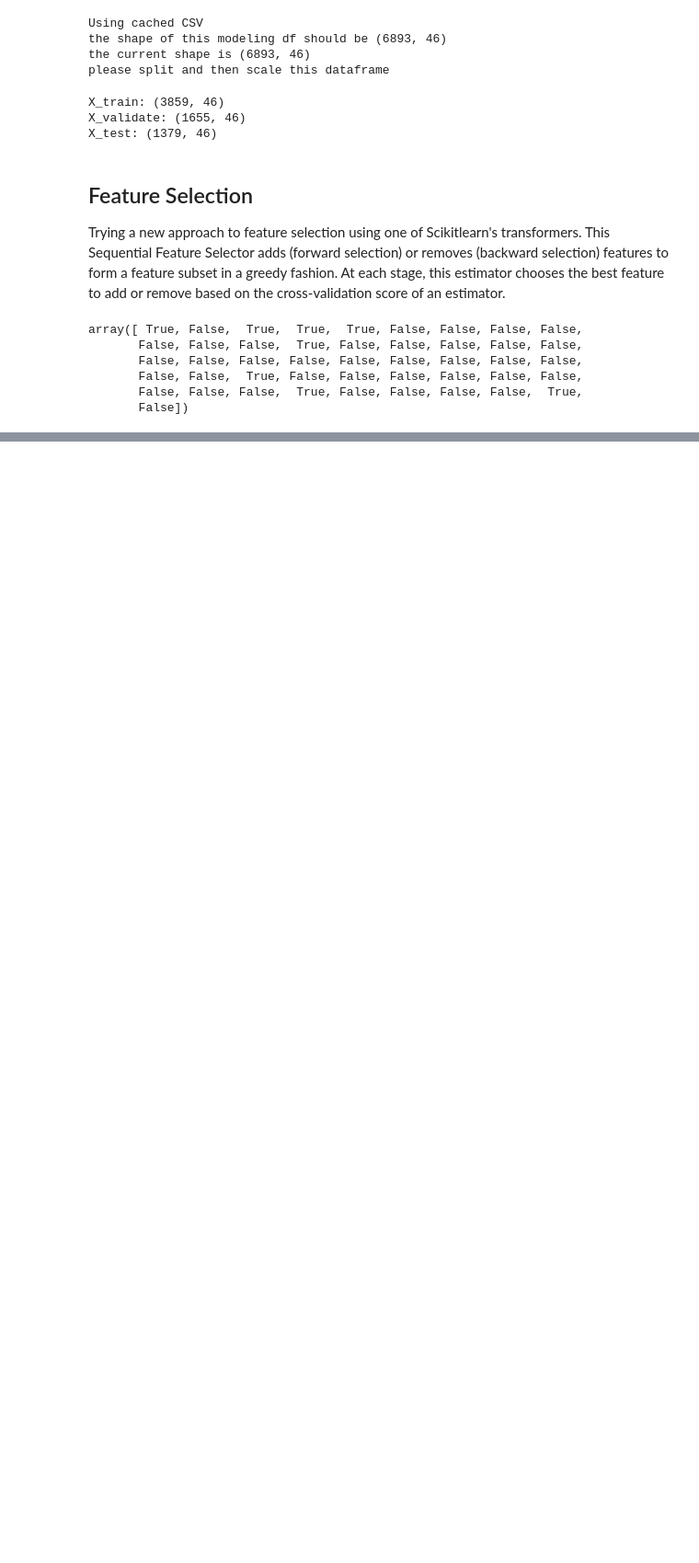
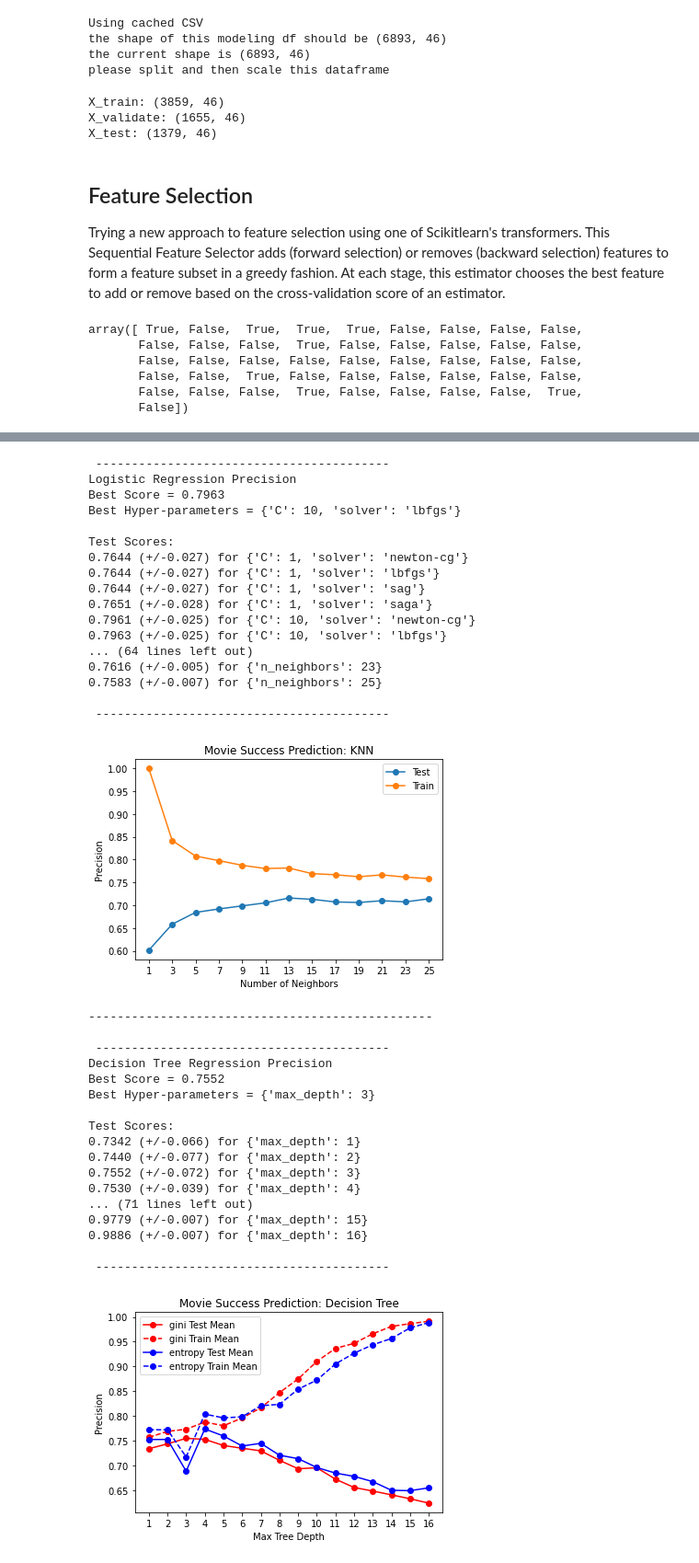
Before and after one commit to Movie-Success-Capstone/Movie-Capstone, a Jupyter notebook: nick_modeling.ipynb, the cells around one changed output, grey strips where cells are left out. Shown at 92% size. Saved outputs shown, nothing was run; the diff lists cells and outputs as text; code cells hidden in the pictures; blank space fills up the shorter version.

```diff
--- a/nick_modeling.ipynb
+++ b/nick_modeling.ipynb
@@ -70,0 +195,39 @@ sfs_features = ['budget', 'vote_average', 'vote_count', 'release_year',
+# %%
+mod.precision_models(X_train, y_train)
+# %% [output]
+ -----------------------------------------
+Logistic Regression Precision
+Best Score = 0.7963
+Best Hyper-parameters = {'C': 10, 'solver': 'lbfgs'}
+
+Test Scores:
+0.7644 (+/-0.027) for {'C': 1, 'solver': 'newton-cg'}
+0.7644 (+/-0.027) for {'C': 1, 'solver': 'lbfgs'}
+0.7644 (+/-0.027) for {'C': 1, 'solver': 'sag'}
+0.7651 (+/-0.028) for {'C': 1, 'solver': 'saga'}
+0.7961 (+/-0.025) for {'C': 10, 'solver': 'newton-cg'}
+0.7963 (+/-0.025) for {'C': 10, 'solver': 'lbfgs'}
+... (64 lines left out)
+0.7616 (+/-0.005) for {'n_neighbors': 23}
+0.7583 (+/-0.007) for {'n_neighbors': 25}
+
+ -----------------------------------------
+[figure, added]
+------------------------------------------------
+
+ -----------------------------------------
+Decision Tree Regression Precision
+Best Score = 0.7552
+Best Hyper-parameters = {'max_depth': 3}
+
+Test Scores:
+0.7342 (+/-0.066) for {'max_depth': 1}
+0.7440 (+/-0.077) for {'max_depth': 2}
+0.7552 (+/-0.072) for {'max_depth': 3}
+0.7530 (+/-0.039) for {'max_depth': 4}
+... (71 lines left out)
+0.9779 (+/-0.007) for {'max_depth': 15}
+0.9886 (+/-0.007) for {'max_depth': 16}
+
+ -----------------------------------------
+[figure, added]
```
Also changed, not shown: parts of 8 cells of this notebook, 3 other files.
